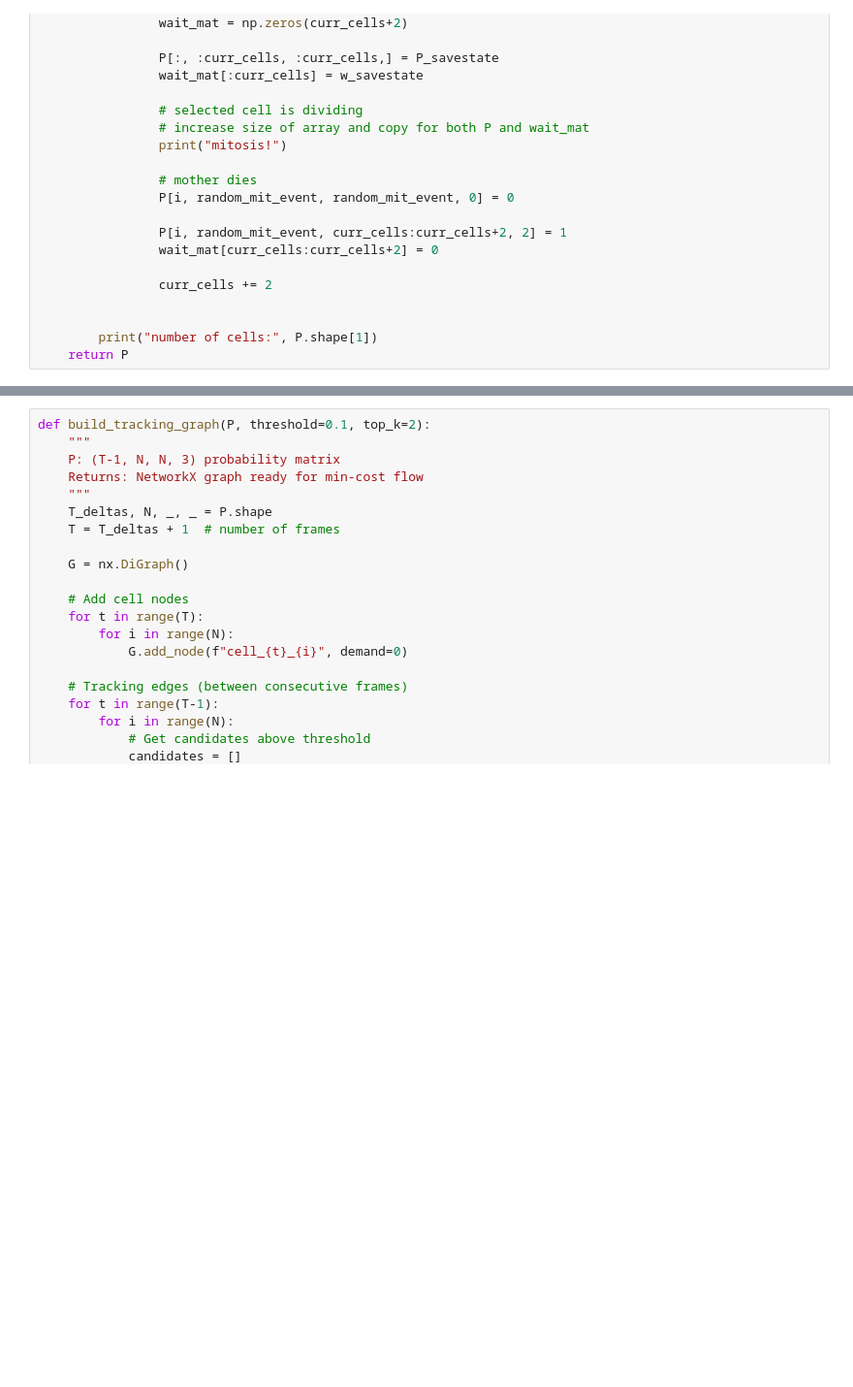
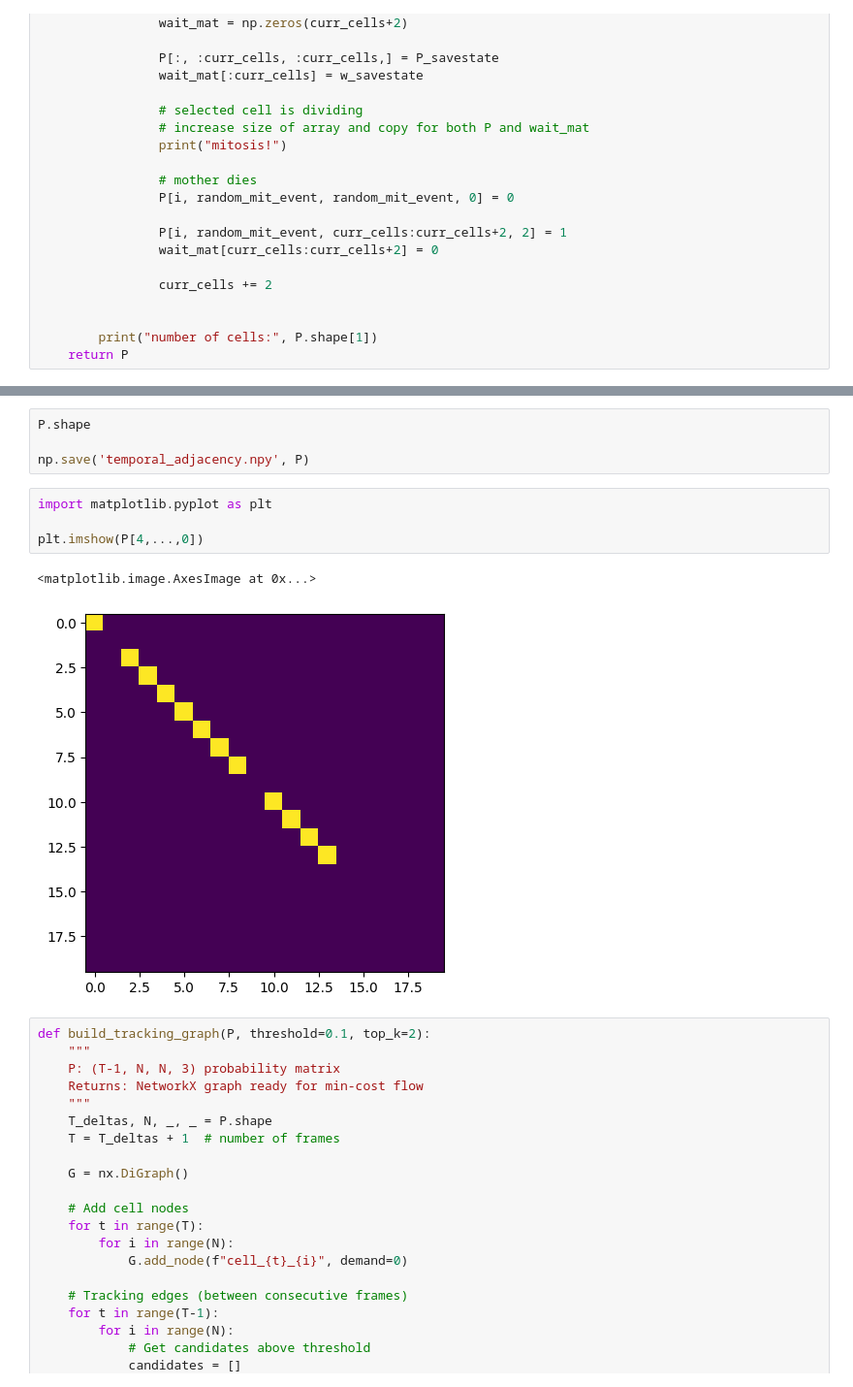
Before and after one commit to vanvalenlab/torch-tracking, a Jupyter notebook: notebooks/build_network.ipynb, the cells around one changed output, grey strips where cells are left out. Shown at 97% size. Drawn from its saved outputs; the diff is of its cells as text; blank space fills up the shorter version.

```diff
--- a/notebooks/build_network.ipynb
+++ b/notebooks/build_network.ipynb
@@ -178,3 +180,14 @@ number of cells: 16
+# %%
+P.shape
+
+np.save('temporal_adjacency.npy', P)
+# %%
+import matplotlib.pyplot as plt
+
+plt.imshow(P[4,...,0])
+# %% [output]
+<matplotlib.image.AxesImage at 0x...>
+[figure, added]
 # %%
 def build_tracking_graph(P, threshold=0.1, top_k=2):
     """
```
Also changed, not shown: parts of 3 cells of this notebook, 9 other files.
